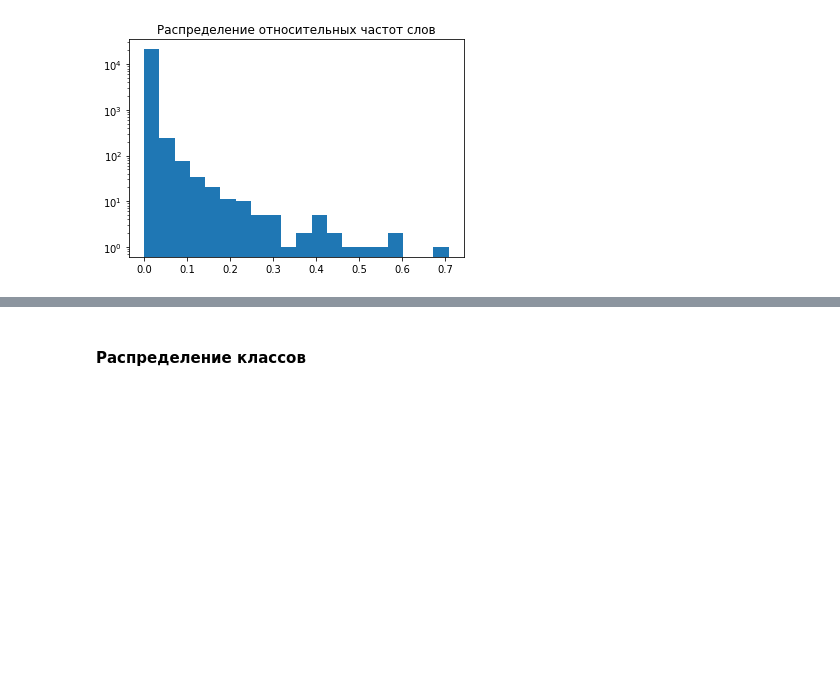
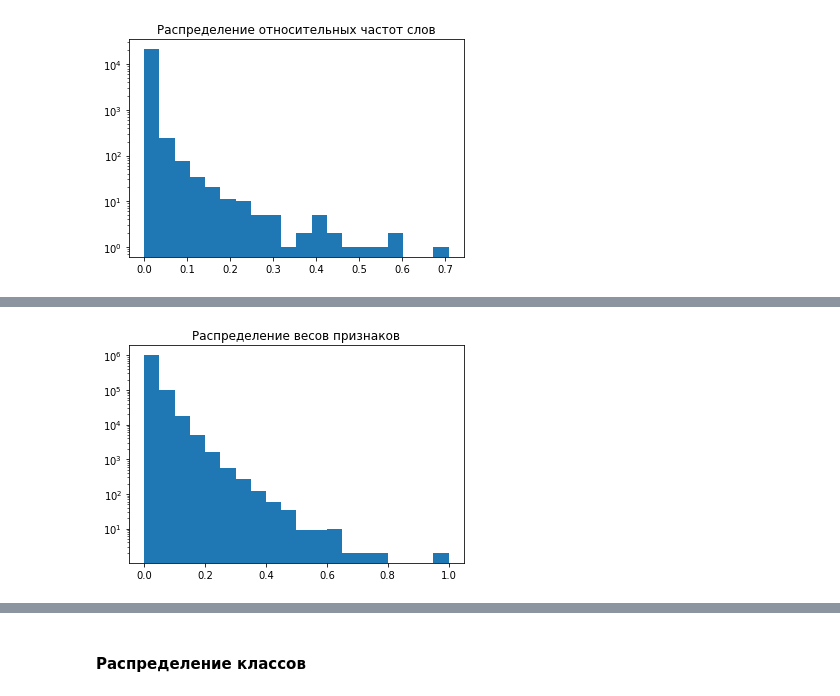
Before and after one commit to julichitai/learning_NN, a Jupyter notebook: text_classification_NLP_SAMSUNG.ipynb, the cells around one changed output, grey strips where cells are left out. Cells and saved outputs as stored; diff of their text form; code cells hidden in the pictures; blank space fills up the shorter version.

```diff
--- a/text_classification_NLP_SAMSUNG.ipynb
+++ b/text_classification_NLP_SAMSUNG.ipynb
@@ -85,7 +112,7 @@ def vectorize_texts(tokenized_texts, word2id, word2freq, mode='tfidf', scale=Tru
 
     # считаем количество употреблений каждого слова в каждом документе
     result = scipy.sparse.dok_matrix((len(tokenized_texts), len(word2id)), dtype='float32')
-    for text_i, text in enumerate(tokenized_texts):
+    for text_i, text in tqdm(enumerate(tokenized_texts)):
         for token in text:
             if token in word2id:
                 result[text_i, word2id[token]] += 1
@@ -362,3 +391,16 @@ plt.title('Распределение относительных частот с
 plt.yscale('log');
 # %% [output]
 [figure]
+# %%
+VECTORIZATION_MODE = 'tf'
+train_vectors = vectorize_texts(train_tokenized, vocabulary, word_doc_freq, mode=VECTORIZATION_MODE)
+test_vectors = vectorize_texts(test_tokenized, vocabulary, word_doc_freq, mode=VECTORIZATION_MODE)
+
+print('Размерность матрицы признаков обучающей выборки', train_vectors.shape)
+print('Размерность матрицы признаков тестовой выборки', test_vectors.shape)
+print()
+print('Количество ненулевых элементов в обучающей выборке', train_vectors.nnz)
+print('Процент заполненности матрицы признаков {:.2f}%'.format(train_vectors.nnz * 100 / (train_vectors.shape[0] * train_vectors.shape[1])))
+print()
+print('Количество ненулевых элементов в тестовой выборке', test_vectors.nnz)
+print('Процент заполненности матрицы признаков {:.2f}%'.format(test_vectors.nnz * 100 / (test_vectors.shape[0] * test_vectors.shape[1])))
@@ -364,0 +416,6 @@ plt.yscale('log');
+# %%
+plt.hist(train_vectors.data, bins=20)
+plt.title('Распределение весов признаков')
+plt.yscale('log');
+# %% [output]
+[figure, added]
```
Also changed, not shown: parts of 14 cells of this notebook.
